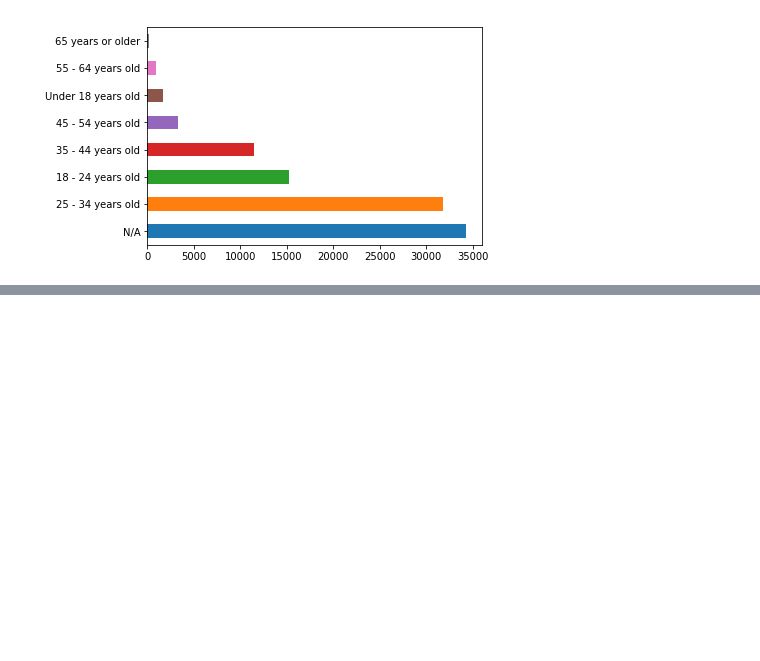
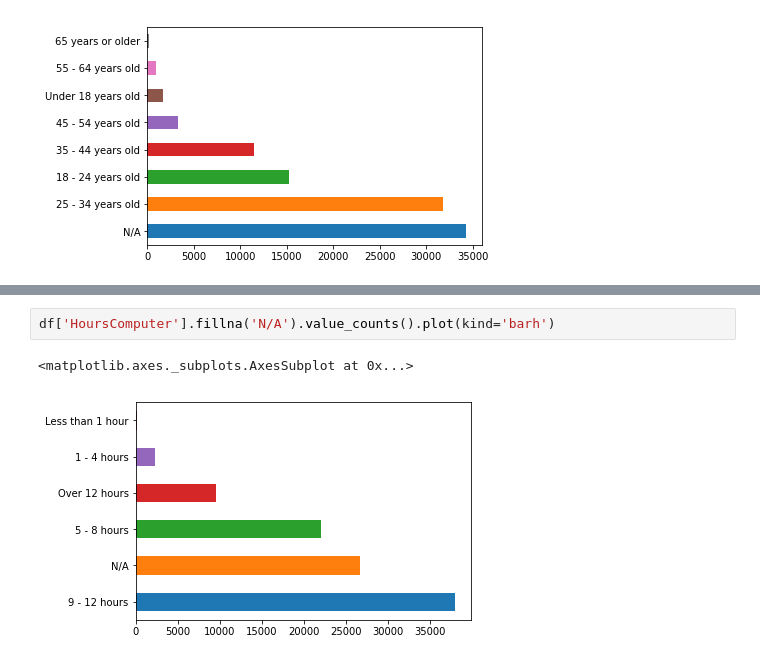
Before and after one commit to iliakplv/overflow, a Jupyter notebook: analysis.ipynb, the cells around one changed output, grey strips where cells are left out. Cells and saved outputs as stored; diff of their text form; blank space fills up the shorter version.

```diff
--- a/analysis.ipynb
+++ b/analysis.ipynb
@@ -146,0 +163,5 @@ df['Age'].fillna('N/A').value_counts().plot(kind='barh')
+# %%
+df['HoursComputer'].fillna('N/A').value_counts().plot(kind='barh')
+# %% [output]
+<matplotlib.axes._subplots.AxesSubplot at 0x...>
+[figure, added]
```
Also changed, not shown: parts of 9 cells of this notebook.
